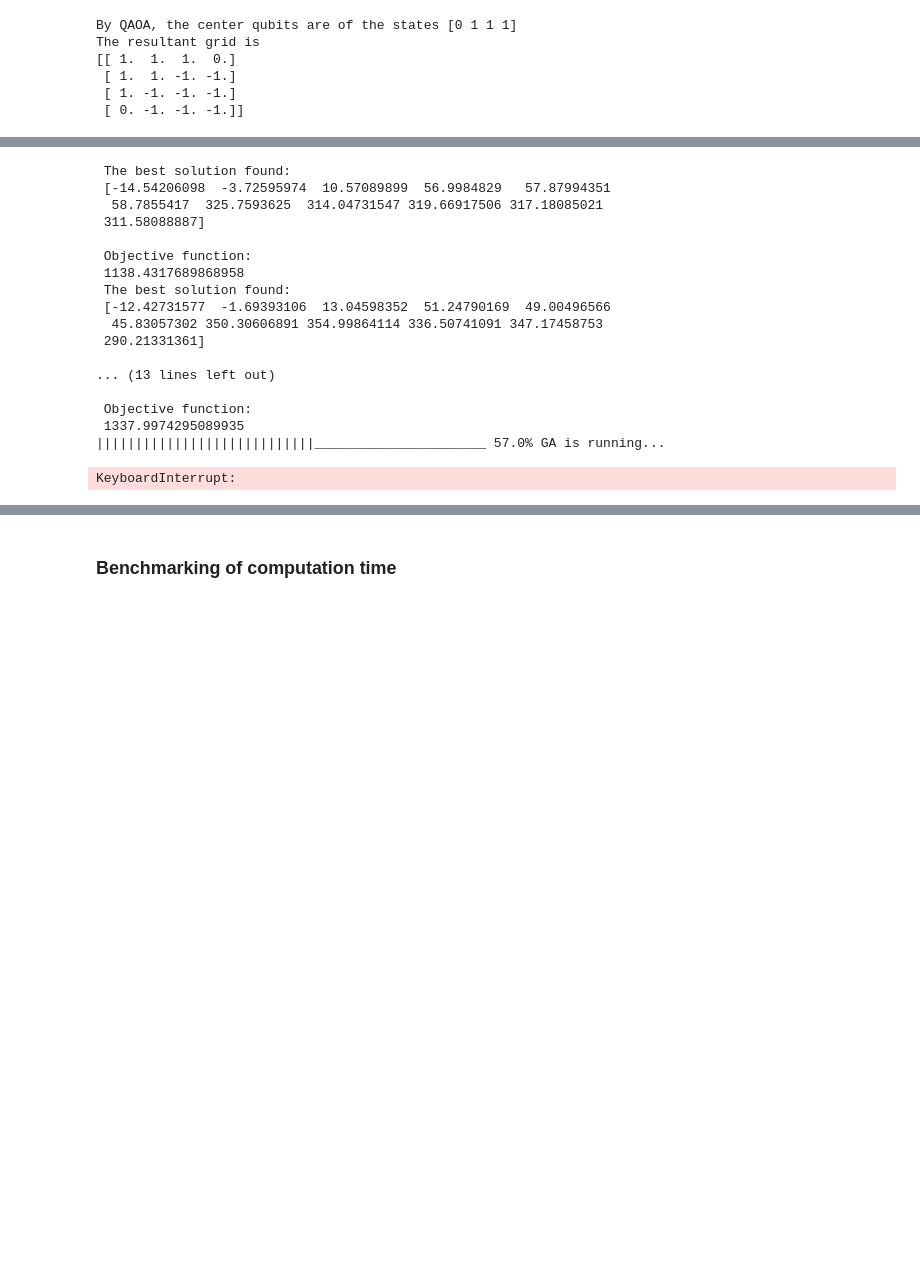
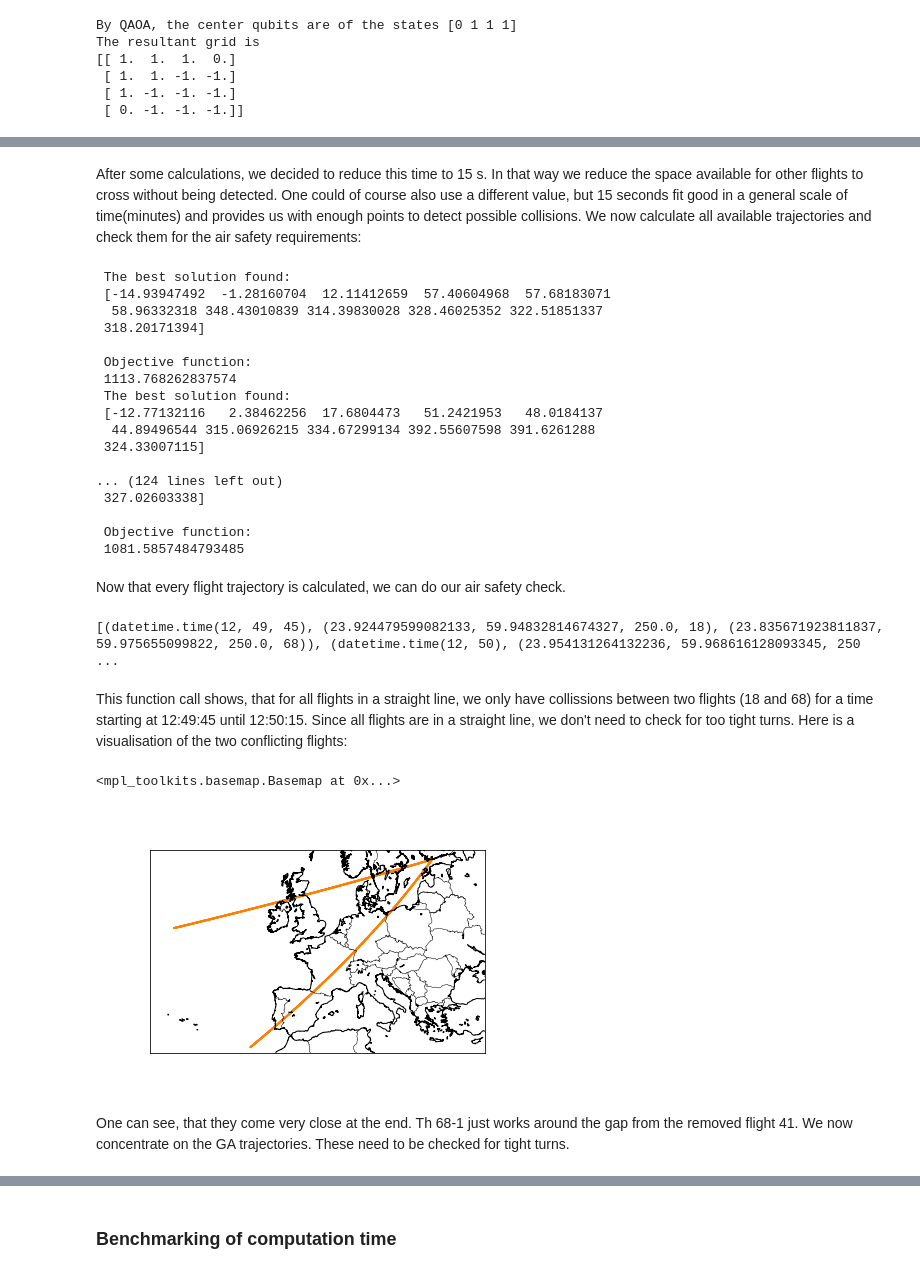
Before and after one commit to fjelljenta/Quantum-Challenge, a Jupyter notebook: Quantimize.ipynb, the cells around one changed output, grey strips where cells are left out. Cells and saved outputs as stored; diff of their text form; code cells hidden in the pictures; blank space fills up the shorter version.

```diff
--- a/Quantimize.ipynb
+++ b/Quantimize.ipynb
@@ -267,3 +335,5 @@ To further enhance this, we reduce the time to 15 s. This fits good in a general
+# %% [markdown]
+After some calculations, we decided to reduce this time to 15 s. In that way we reduce the space available for other flights to cross without being detected. One could of course also use a different value, but 15 seconds fit good in a general scale of time(minutes) and provides us with enough points to detect possible collisions. We now calculate all available trajectories and check them for the air safety requirements:
 # %%
 import quantimize.air_security as air_safety
 flights= [i for i in range(100)]
@@ -271,40 +341,45 @@ flights.remove(41)
 trajectory_sls = []
 trajectory_ga = []
 for i in flights:
-    if i != 41:
         trajectory_sls.append(classic_solution.straight_line_solution(i, 15))
         report, solution, trajectory_ga_tmp = classic_solution.genetic_algorithm_solution(i, 15)
         trajectory_ga.append(trajectory_ga_tmp)
-
-#cost_sls = classic_solution.compute_cost(trajectory_sls)
-#cost_ga = classic_solution.compute_cost(trajectory_ga)
-#print(cost_sls, cost_ga)
 # %% [output]
  The best solution found:
- [-14.54206098  -3.72595974  10.57089899  56.9984829   57.87994351
-  58.7855417  325.7593625  314.04731547 319.66917506 317.18085021
- 311.58088887]
+ [-14.93947492  -1.28160704  12.11412659  57.40604968  57.68183071
+  58.96332318 348.43010839 314.39830028 328.46025352 322.51851337
+ 318.20171394]
 
  Objective function:
- 1138.4317689868958
+ 1113.768262837574
  The best solution found:
- [-12.42731577  -1.69393106  13.04598352  51.24790169  49.00496566
-  45.83057302 350.30606891 354.99864114 336.50741091 347.17458753
- 290.21331361]
+ [-12.77132116   2.38462256  17.6804473   51.2421953   48.0184137
+  44.89496544 315.06926215 334.67299134 392.55607598 391.6261288
+ 324.33007115]
 
-... (13 lines left out)
+... (124 lines left out)
+ 327.02603338]
 
  Objective function:
- 1337.9974295089935
-||||||||||||||||||||||||||||______________________ 57.0% GA is running...
+ 1081.5857484793485
-KeyboardInterrupt:
+# %% [markdown]
+Now that every flight trajectory is calculated, we can do our air safety check.
 # %%
 print(air_safety.check_safety(trajectory_sls, 15))
+# %% [output]
+[(datetime.time(12, 49, 45), (23.924479599082133, 59.94832814674327, 250.0, 18), (23.835671923811837, 59.975655099822, 250.0, 68)), (datetime.time(12, 50), (23.954131264132236, 59.968616128093345, 250 ...
+# %% [markdown]
+This function call shows, that for all flights in a straight line, we only have collissions between two flights (18 and 68) for a time starting at 12:49:45 until 12:50:15. Since all flights are in a straight line, we don't need to check for too tight turns. Here is a visualisation of the two conflicting flights:
 # %%
 %matplotlib widget
 map = vs.make_map()
 vs.scatter_flight_path_on_map(map, trajectory_sls[18])
-vs.scatter_flight_path_on_map(map, trajectory_sls[68])
+vs.scatter_flight_path_on_map(map, trajectory_sls[68-1])
+# %% [output]
+<mpl_toolkits.basemap.Basemap at 0x...>
+[figure, added]
+# %% [markdown]
+One can see, that they come very close at the end. Th 68-1 just works around the gap from the removed flight 41. We now concentrate on the GA trajectories. These need to be checked for tight turns.
 # %%
 for i in range(len(flights)):
     if air_safety.radius_control(trajectory_ga[i])==False:
```
Also changed, not shown: parts of 44 cells of this notebook, 3 other files.
